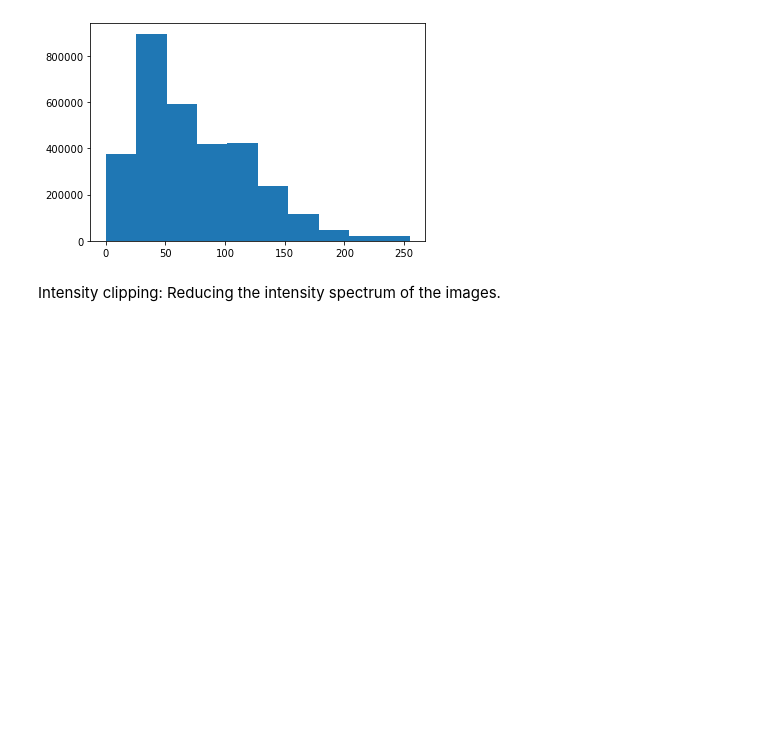
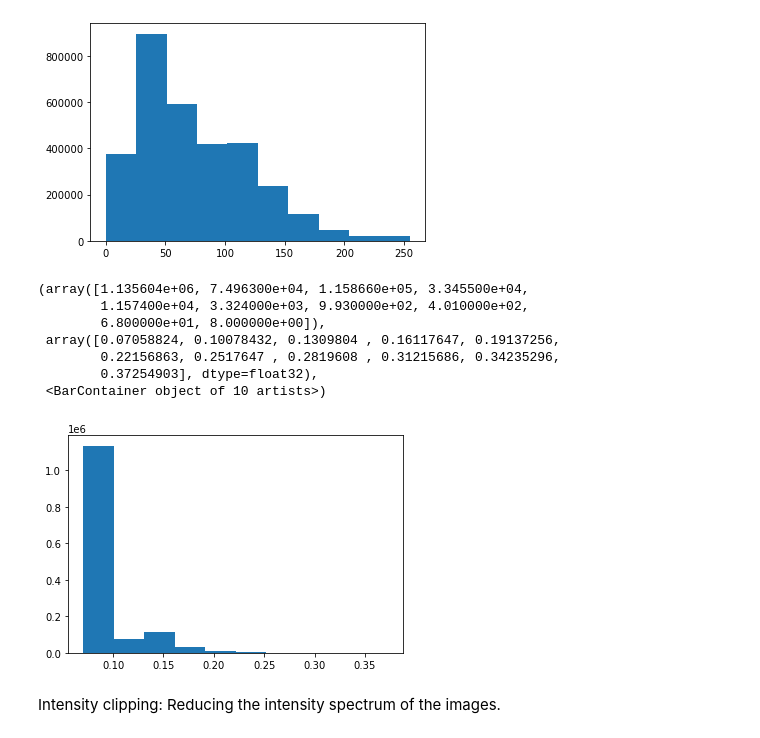
Before and after one commit to datascience-mobi-2022/2022-topic-01-team-05, a Jupyter notebook: Meeting_Notes/loading_data.ipynb, the cells around one changed output. Drawn from its saved outputs; the diff is of its cells as text; code cells hidden in the pictures; blank space fills up the shorter version.

```diff
--- a/Meeting_Notes/loading_data.ipynb
+++ b/Meeting_Notes/loading_data.ipynb
@@ -42,6 +50,17 @@ hist(nuclei.flatten())
         229.5, 255. ]),
  <BarContainer object of 10 artists>)
 [figure]
+# %%
+hist(otsu0.flatten())
+# %% [output]
+(array([1.135604e+06, 7.496300e+04, 1.158660e+05, 3.345500e+04,
+        1.157400e+04, 3.324000e+03, 9.930000e+02, 4.010000e+02,
+        6.800000e+01, 8.000000e+00]),
+ array([0.07058824, 0.10078432, 0.1309804 , 0.16117647, 0.19137256,
+        0.22156863, 0.2517647 , 0.2819608 , 0.31215686, 0.34235296,
+        0.37254903], dtype=float32),
+ <BarContainer object of 10 artists>)
+[figure, added]
 # %% [markdown]
 Intensity clipping: Reducing the intensity spectrum of the images.
 # %%
```
Also changed, not shown: parts of 1 cell of this notebook.
